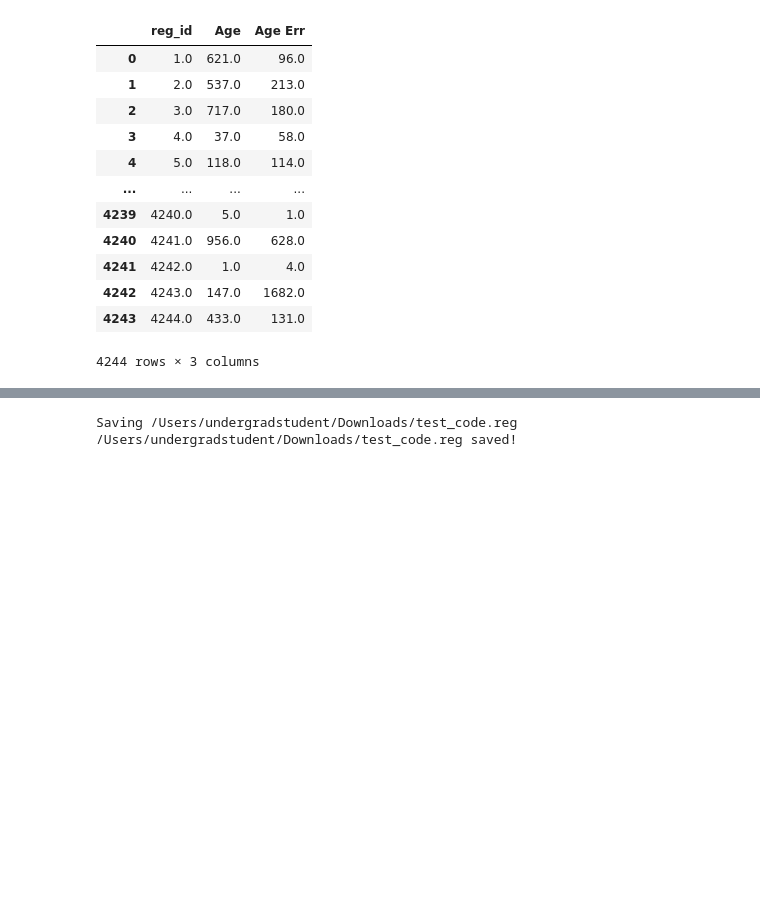
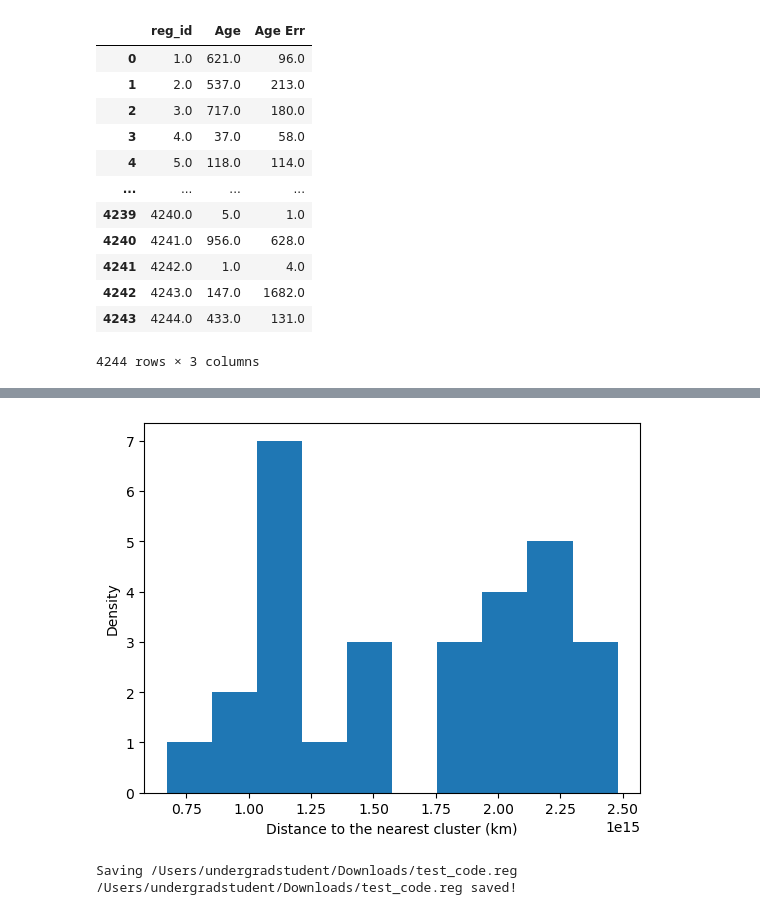
Before and after one commit to devkhullar/querx, a Jupyter notebook: clusters/xrb_to_cluster_demo.ipynb, the cells around one changed output, grey strips where cells are left out. Cells and saved outputs as stored; diff of their text form; code cells hidden in the pictures; blank space fills up the shorter version.

```diff
--- a/clusters/xrb_to_cluster_demo.ipynb
+++ b/clusters/xrb_to_cluster_demo.ipynb
@@ -157 +205,5 @@ hmxbs
+# %%
+hmxbs.plot_hist(x=hmxbs.df['Distance'], bins=10)
+# %% [output]
+[figure, added]
 # %%
```
Also changed, not shown: parts of 17 cells of this notebook.
